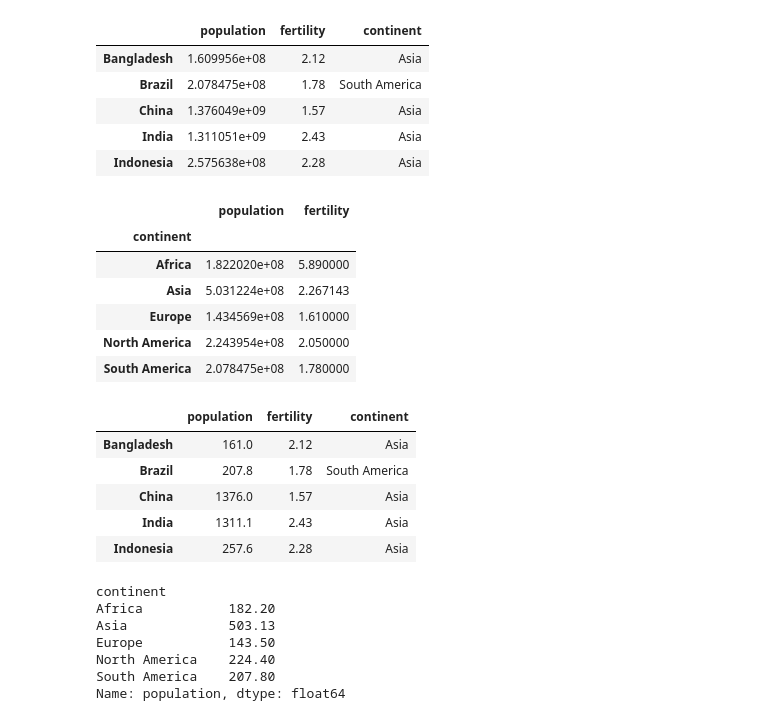
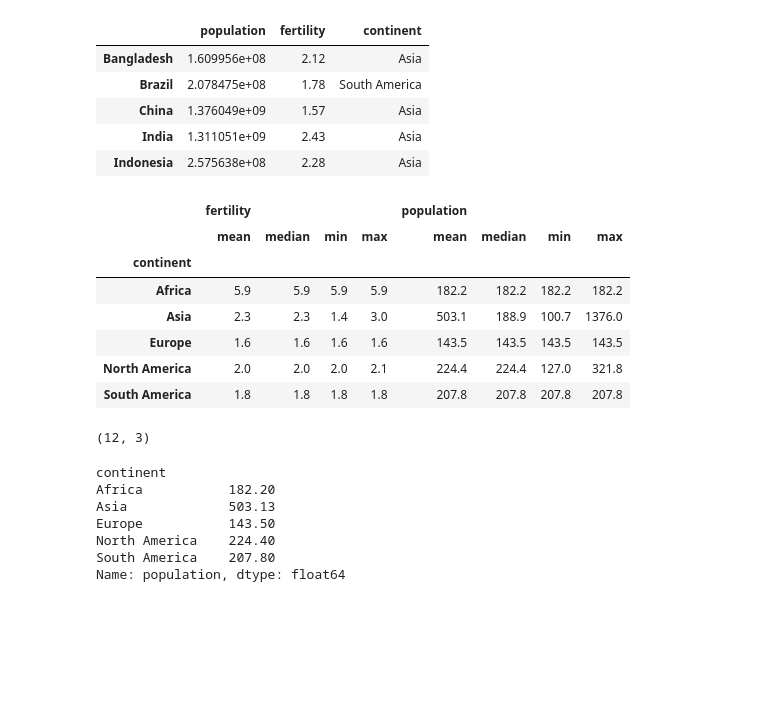
Before and after one commit to puvyi/gampminder, a Jupyter notebook: aggregation options.ipynb, the cells around one changed output. Drawn from its saved outputs; the diff is of its cells as text; code cells hidden in the pictures; blank space fills up the shorter version.

```diff
--- a/aggregation options.ipynb
+++ b/aggregation options.ipynb
@@ -14,28 +14,24 @@ df.head()
 | China | 1.376049e+09 | 1.57 | Asia |
 | India | 1.311051e+09 | 2.43 | Asia |
 | Indonesia | 2.575638e+08 | 2.28 | Asia |
-# %%
-df.groupby(by='continent').mean()
-# %% [output]
-|  | population | fertility |
-| continent |  |  |
-| Africa | 1.822020e+08 | 5.890000 |
-| Asia | 5.031224e+08 | 2.267143 |
-| Europe | 1.434569e+08 | 1.610000 |
-| North America | 2.243954e+08 | 2.050000 |
-| South America | 2.078475e+08 | 1.780000 |
+# %%
+round(df.groupby(by='continent')[['fertility', 'population']].aggregate(['mean', 'median', 'min', 'max']),1)
+# %% [output]
+|  | fertility |  |  |  | population |  |  |  |
+|  | mean | median | min | max | mean | median | min | max |
+| continent |  |  |  |  |  |  |  |  |
+| Africa | 5.9 | 5.9 | 5.9 | 5.9 | 182.2 | 182.2 | 182.2 | 182.2 |
+| Asia | 2.3 | 2.3 | 1.4 | 3.0 | 503.1 | 188.9 | 100.7 | 1376.0 |
+| Europe | 1.6 | 1.6 | 1.6 | 1.6 | 143.5 | 143.5 | 143.5 | 143.5 |
+| North America | 2.0 | 2.0 | 2.0 | 2.1 | 224.4 | 224.4 | 127.0 | 321.8 |
+| South America | 1.8 | 1.8 | 1.8 | 1.8 | 207.8 | 207.8 | 207.8 | 207.8 |
 # %%
 df['population'] = df['population'] / 1000000
 df['population'] = round(df['population'], 1)
 # %%
-df.head()
+df.shape
 # %% [output]
-|  | population | fertility | continent |
-| Bangladesh | 161.0 | 2.12 | Asia |
-| Brazil | 207.8 | 1.78 | South America |
-| China | 1376.0 | 1.57 | Asia |
-| India | 1311.1 | 2.43 | Asia |
-| Indonesia | 257.6 | 2.28 | Asia |
+(12, 3)
 # %%
 # Calculate the average population size of the large countries
 average_population = df['population'].mean()
```
Also changed, not shown: parts of 9 cells of this notebook, 4 other files.
